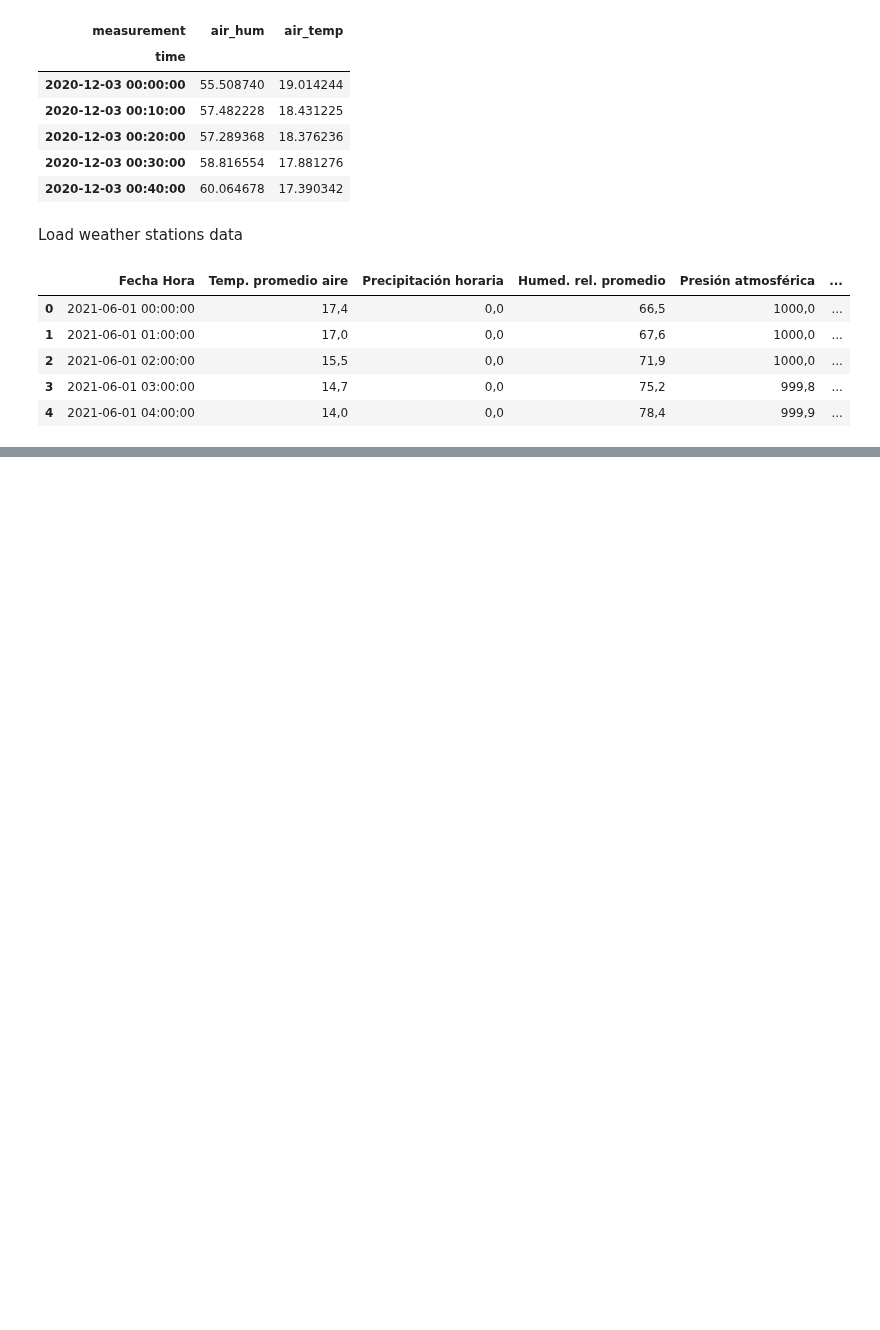
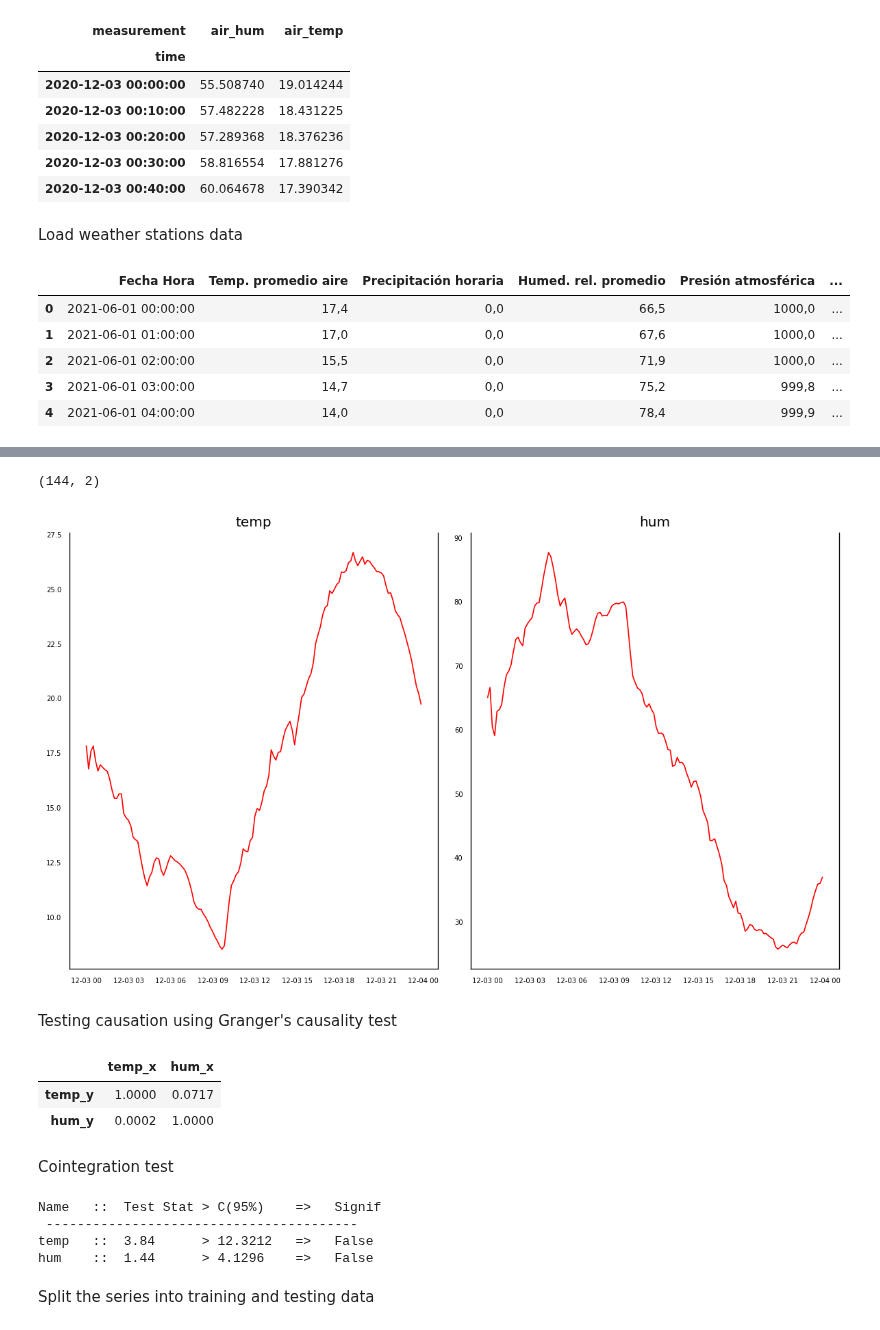
Before and after one commit to hernanlira/hl_frost, a Jupyter notebook: 07_data_and_var_testing.ipynb, the cells around one changed output, grey strips where cells are left out. Drawn from its saved outputs; the diff is of its cells as text; code cells hidden in the pictures; blank space fills up the shorter version.

```diff
--- a/07_data_and_var_testing.ipynb
+++ b/07_data_and_var_testing.ipynb
@@ -160,0 +203,2 @@ data_ws['Fecha Hora'] = pd.to_datetime(data_ws['Fecha Hora'])
+# %%
+df = pd.DataFrame({'temp': data_pivot_resample[('00-17-0d-00-00-59-cd-c9', 'FFC_SENSOR_SHT3x0', 'air_temp')], 'hum': data_pivot_resample[('00-17-0d-00-00-59-cd-c9', 'FFC_SENSOR_SHT3x0', 'air_hum')]})
@@ -160,0 +215,22 @@ data_ws['Fecha Hora'] = pd.to_datetime(data_ws['Fecha Hora'])
+# %%
+print(df.shape)
+# %% [output]
+(144, 2)
+# %%
+# Plot
+fig, axes = plt.subplots(nrows=1, ncols=2, dpi=120, figsize=(10,6))
+for i, ax in enumerate(axes.flatten()):
+    data = df[df.columns[i]]
+    ax.plot(data, color='red', linewidth=1)
+    # Decorations
+    ax.set_title(df.columns[i])
+    ax.xaxis.set_ticks_position('none')
+    ax.yaxis.set_ticks_position('none')
+    ax.spines["top"].set_alpha(0)
+    ax.tick_params(labelsize=6)
+
+plt.tight_layout();
+# %% [output]
+[figure, added]
+# %% [markdown]
+Testing causation using Granger's causality test
@@ -160,0 +262,8 @@ data_ws['Fecha Hora'] = pd.to_datetime(data_ws['Fecha Hora'])
+# %%
+grangers_causation_matrix(df, variables = df.columns)
+# %% [output]
+|  | temp_x | hum_x |
+| temp_y | 1.0000 | 0.0717 |
+| hum_y | 0.0002 | 1.0000 |
+# %% [markdown]
+Cointegration test
@@ -160,0 +285,9 @@ data_ws['Fecha Hora'] = pd.to_datetime(data_ws['Fecha Hora'])
+# %%
+cointegration_test(df)
+# %% [output]
+Name   ::  Test Stat > C(95%)    =>   Signif
+ ----------------------------------------
+temp   ::  3.84      > 12.3212   =>   False
+hum    ::  1.44      > 4.1296    =>   False
+# %% [markdown]
+Split the series into training and testing data
```
Also changed, not shown: parts of 31 cells of this notebook.
